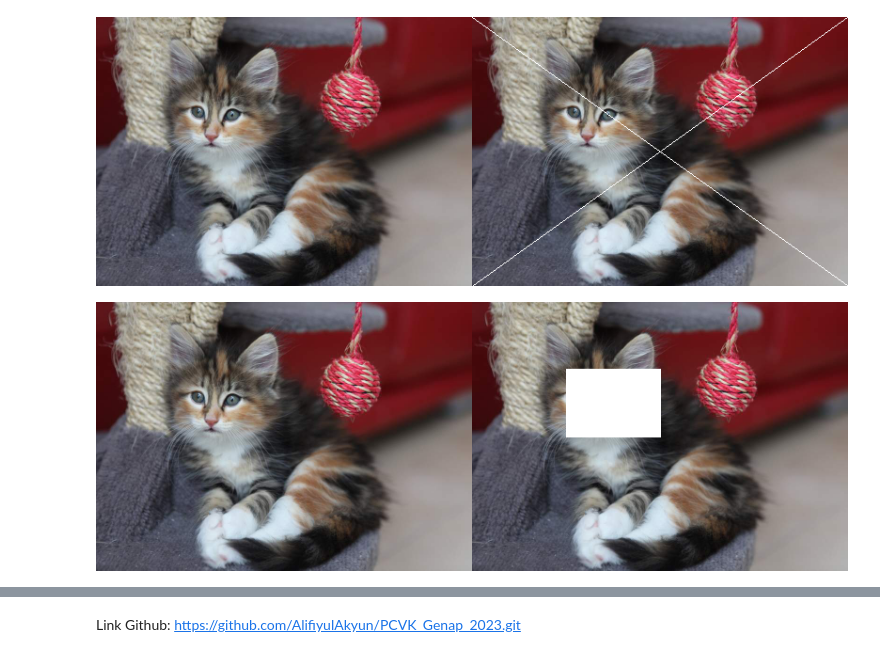
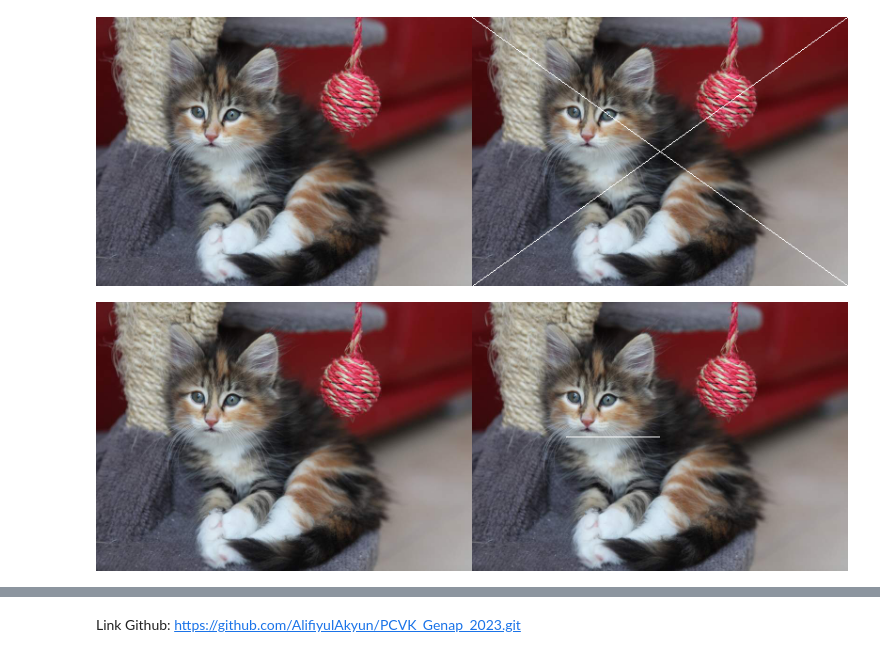
Before and after one commit to AlifiyulAkyun/PCVK_Genap_2023, a Jupyter notebook: Week1.ipynb, the cells around one changed output, grey strips where cells are left out. Cells and saved outputs as stored; diff of their text form; code cells hidden in the pictures.

```diff
--- a/Week1.ipynb
+++ b/Week1.ipynb
@@ -104,38 +104,27 @@ cv2_imshow(final_frame)
 # %% [output]
 [figure]
 # %%
-# Buat garis vertikal dan garis menyilang diagonal pada image keluaran
 
 
-image_2 = cv.cvtColor(image, cv.COLOR_BGR2RGB)
 image_3 = cv.cvtColor(image, cv.COLOR_BGR2RGB)
 
-#membuat garis menyilang diagonal ditengah image
-diagonal = (0,0)
-diagonal2 = (400,0)
+image_3 = cv.line(image_3,(0,0),(lebar,tinggi),[255,255,255],1)
+image_3 = cv.line(image_3,(0,tinggi),(lebar,0),[255,255,255],1)
 
-diagonalend = (400,286)
-diagonalend2 = (0,286)
-
-cv.line(image_3, diagonal, diagonalend, (255,255,255), 1)
-cv.line(image_3, diagonal2, diagonalend2, (255,255,255), 1)
 
 final_frame = cv.hconcat((image_2, image_3))
 cv2_imshow(final_frame)
 # %% [output]
 [figure]
 # %%
-image_2 = cv.cvtColor(image, cv.COLOR_BGR2RGB)
+
 image_3 = cv.cvtColor(image, cv.COLOR_BGR2RGB)
 
-garis_awal = (int(lebar/4), int(tinggi/4))
-garis_akhir = (int(2 * lebar/4), int(2*tinggi/4))
-color = (255, 255, 255)
-thickness = -1
+for y in range(100, 200):
+  image_3[int((tinggi) / 2), y] = [255,255,255]
 
-cv.rectangle(image_3, garis_awal, garis_akhir, color, thickness)
 
 final_frame = cv.hconcat((image_2, image_3))
 cv2_imshow(final_frame)
 # %% [output]
-[figure, old version]
+[figure, new version]
```
Also changed, not shown: parts of 1 cell of this notebook.
